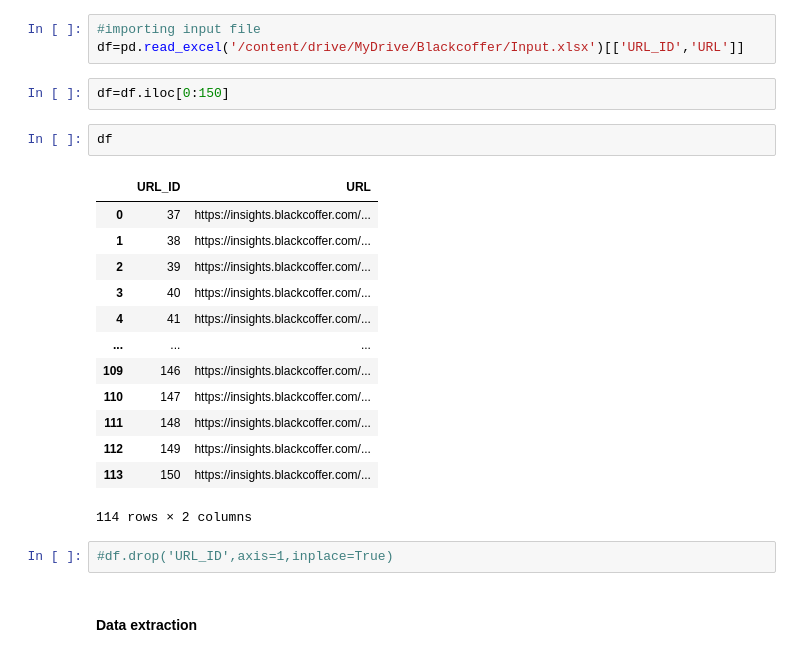
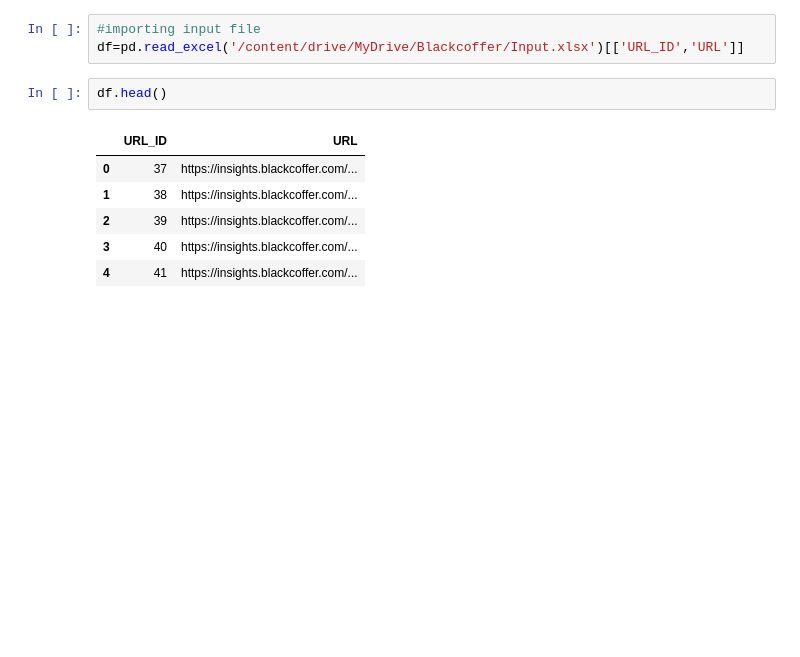
Before and after one commit to ambika1us/Data_Extraction_and_Text_Analysis_for_Blackcoffer, a Jupyter notebook: Ambika_Prasad_Data_Extraction_and_Text_Analysis.ipynb, the cells around one changed output. Saved outputs shown, nothing was run; the diff lists cells and outputs as text; blank space fills up the shorter version.

```diff
--- a/Ambika_Prasad_Data_Extraction_and_Text_Analysis.ipynb
+++ b/Ambika_Prasad_Data_Extraction_and_Text_Analysis.ipynb
@@ -28,25 +46,12 @@ Mounted at /content/drive
 # %%
 #importing input file
 df=pd.read_excel('/content/drive/MyDrive/Blackcoffer/Input.xlsx')[['URL_ID','URL']]
-# %%
-df=df.iloc[0:150]
 # %%
-df
+df.head()
 # %% [output]
 |  | URL_ID | URL |
 | 0 | 37 | https://insights.blackcoffer.com/... |
 | 1 | 38 | https://insights.blackcoffer.com/... |
 | 2 | 39 | https://insights.blackcoffer.com/... |
 | 3 | 40 | https://insights.blackcoffer.com/... |
 | 4 | 41 | https://insights.blackcoffer.com/... |
-| ... | ... | ... |
-| 109 | 146 | https://insights.blackcoffer.com/... |
-| 110 | 147 | https://insights.blackcoffer.com/... |
-| 111 | 148 | https://insights.blackcoffer.com/... |
-| 112 | 149 | https://insights.blackcoffer.com/... |
-| 113 | 150 | https://insights.blackcoffer.com/... |
-114 rows × 2 columns
-# %%
-#df.drop('URL_ID',axis=1,inplace=True)
-# %% [markdown]
-<h4><b>Data extraction</b></h4>
```
Also changed, not shown: parts of 33 cells of this notebook.
